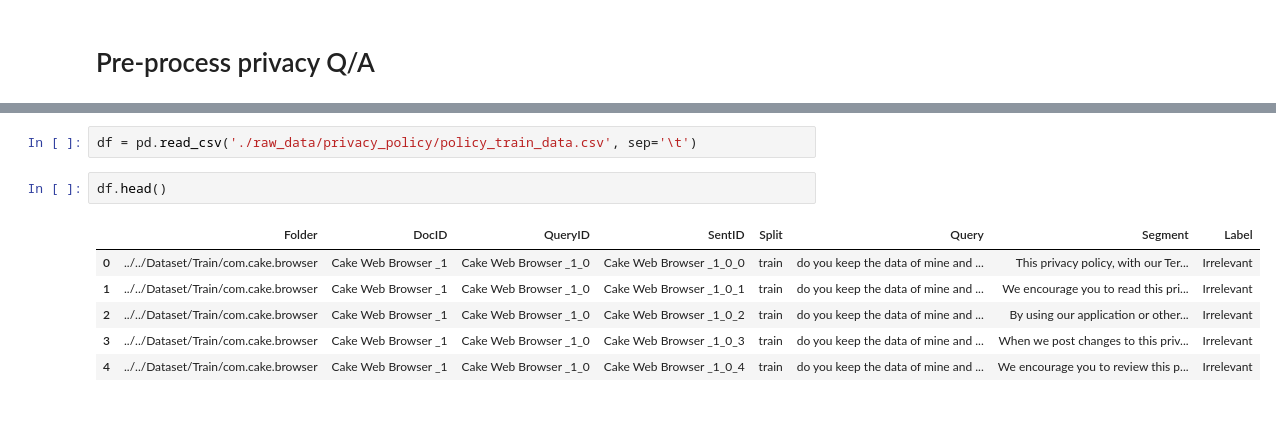
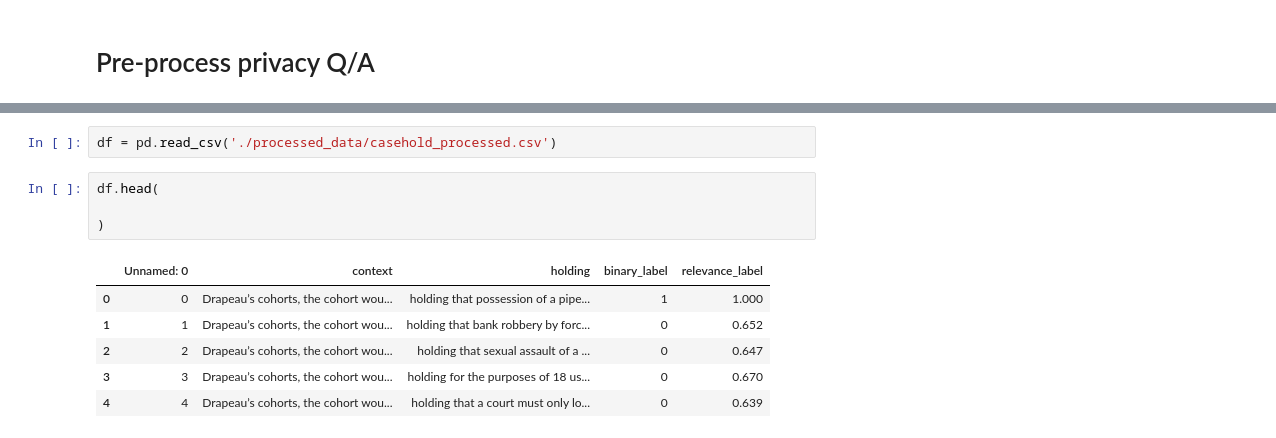
Before and after one commit to jimmyjz1127/LegalNLP, a Jupyter notebook: Notebooks/preprocess_nsp.ipynb, the cells around one changed output, grey strips where cells are left out. Cells and saved outputs as stored; diff of their text form.

```diff
--- a/Notebooks/preprocess_nsp.ipynb
+++ b/Notebooks/preprocess_nsp.ipynb
@@ -101,11 +137,13 @@ print(len(df))
 # %%
-df = pd.read_csv('./raw_data/privacy_policy/policy_train_data.csv', sep='\t')
+df = pd.read_csv('./processed_data/casehold_processed.csv')
 # %%
-df.head()
+df.head(
+
+)
 # %% [output]
-|  | Folder | DocID | QueryID | SentID | Split | Query | Segment | Label |
-| 0 | ../../Dataset/Train/com.cake.browser | Cake Web Browser _1 | Cake Web Browser _1_0 | Cake Web Browser _1_0_0 | train | do you keep the data of mine and ... | This privacy policy, with our Ter... | Irrelevant |
-| 1 | ../../Dataset/Train/com.cake.browser | Cake Web Browser _1 | Cake Web Browser _1_0 | Cake Web Browser _1_0_1 | train | do you keep the data of mine and ... | We encourage you to read this pri... | Irrelevant |
-| 2 | ../../Dataset/Train/com.cake.browser | Cake Web Browser _1 | Cake Web Browser _1_0 | Cake Web Browser _1_0_2 | train | do you keep the data of mine and ... | By using our application or other... | Irrelevant |
-| 3 | ../../Dataset/Train/com.cake.browser | Cake Web Browser _1 | Cake Web Browser _1_0 | Cake Web Browser _1_0_3 | train | do you keep the data of mine and ... | When we post changes to this priv... | Irrelevant |
-| 4 | ../../Dataset/Train/com.cake.browser | Cake Web Browser _1 | Cake Web Browser _1_0 | Cake Web Browser _1_0_4 | train | do you keep the data of mine and ... | We encourage you to review this p... | Irrelevant |
+|  | Unnamed: 0 | context | holding | binary_label | relevance_label |
+| 0 | 0 | Drapeau’s cohorts, the cohort wou... | holding that possession of a pipe... | 1 | 1.000 |
+| 1 | 1 | Drapeau’s cohorts, the cohort wou... | holding that bank robbery by forc... | 0 | 0.652 |
+| 2 | 2 | Drapeau’s cohorts, the cohort wou... | holding that sexual assault of a ... | 0 | 0.647 |
+| 3 | 3 | Drapeau’s cohorts, the cohort wou... | holding for the purposes of 18 us... | 0 | 0.670 |
+| 4 | 4 | Drapeau’s cohorts, the cohort wou... | holding that a court must only lo... | 0 | 0.639 |
```
Also changed, not shown: parts of 18 cells of this notebook, 3 other files.
